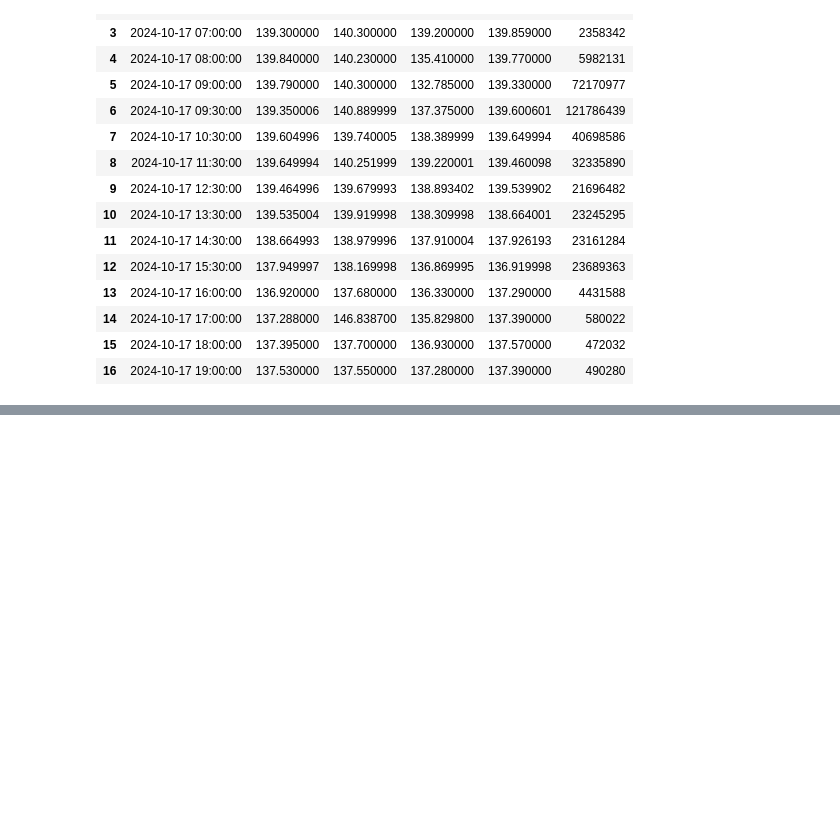
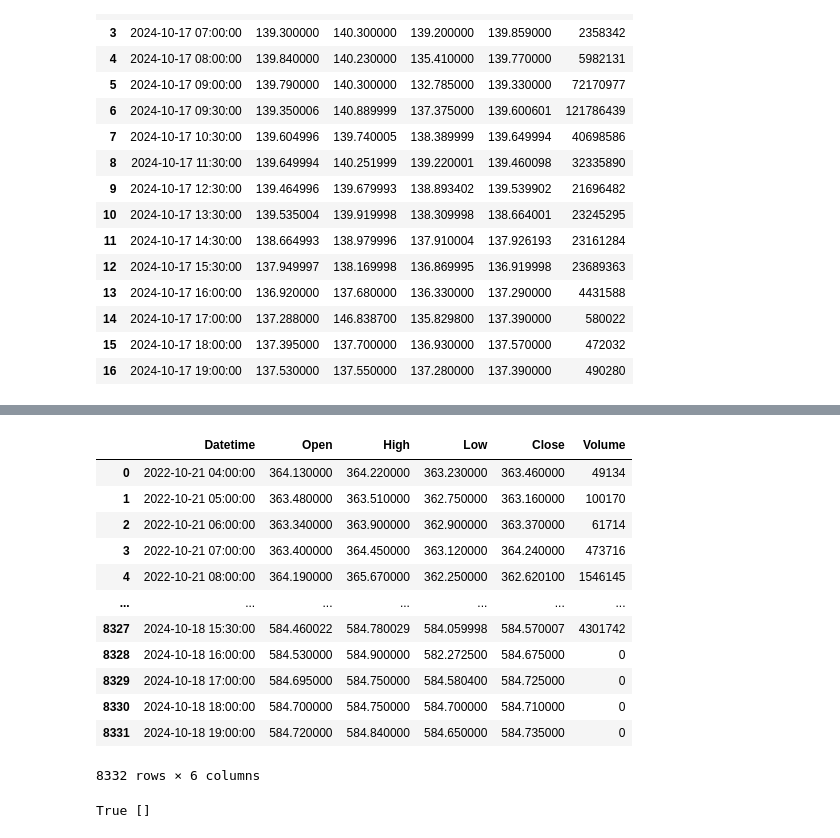
Before and after one commit to gcfc/money-tree, a Jupyter notebook: scratch_python.ipynb, the cells around one changed output, grey strips where cells are left out. Cells and saved outputs as stored; diff of their text form; code cells hidden in the pictures; blank space fills up the shorter version.

```diff
--- a/scratch_python.ipynb
+++ b/scratch_python.ipynb
@@ -325,0 +409,7 @@ Downloading:    NVDA    1h      2024-10-17      2024-10-17
+# %%
+from download import *
+df = download_and_save("SPY", interval="1h", start=dt.date(1980,1,1), end=dt.date(2024,10,18), save_to_pickle=False)
+display(df)
+is_df_continuous, missing_times = is_strictly_continuous(df['Datetime'], "1h")
+print(is_df_continuous, missing_times)
+# %% [output]
@@ -325,0 +418,14 @@ Downloading:    NVDA    1h      2024-10-17      2024-10-17
+|  | Datetime | Open | High | Low | Close | Volume |
+| 0 | 2022-10-21 04:00:00 | 364.130000 | 364.220000 | 363.230000 | 363.460000 | 49134 |
+| 1 | 2022-10-21 05:00:00 | 363.480000 | 363.510000 | 362.750000 | 363.160000 | 100170 |
+| 2 | 2022-10-21 06:00:00 | 363.340000 | 363.900000 | 362.900000 | 363.370000 | 61714 |
+| 3 | 2022-10-21 07:00:00 | 363.400000 | 364.450000 | 363.120000 | 364.240000 | 473716 |
+| 4 | 2022-10-21 08:00:00 | 364.190000 | 365.670000 | 362.250000 | 362.620100 | 1546145 |
+| ... | ... | ... | ... | ... | ... | ... |
+| 8327 | 2024-10-18 15:30:00 | 584.460022 | 584.780029 | 584.059998 | 584.570007 | 4301742 |
+| 8328 | 2024-10-18 16:00:00 | 584.530000 | 584.900000 | 582.272500 | 584.675000 | 0 |
+| 8329 | 2024-10-18 17:00:00 | 584.695000 | 584.750000 | 584.580400 | 584.725000 | 0 |
+| 8330 | 2024-10-18 18:00:00 | 584.700000 | 584.750000 | 584.700000 | 584.710000 | 0 |
+| 8331 | 2024-10-18 19:00:00 | 584.720000 | 584.840000 | 584.650000 | 584.735000 | 0 |
+8332 rows × 6 columns
+True []
```
Also changed, not shown: parts of 8 cells of this notebook, 6 other files.
